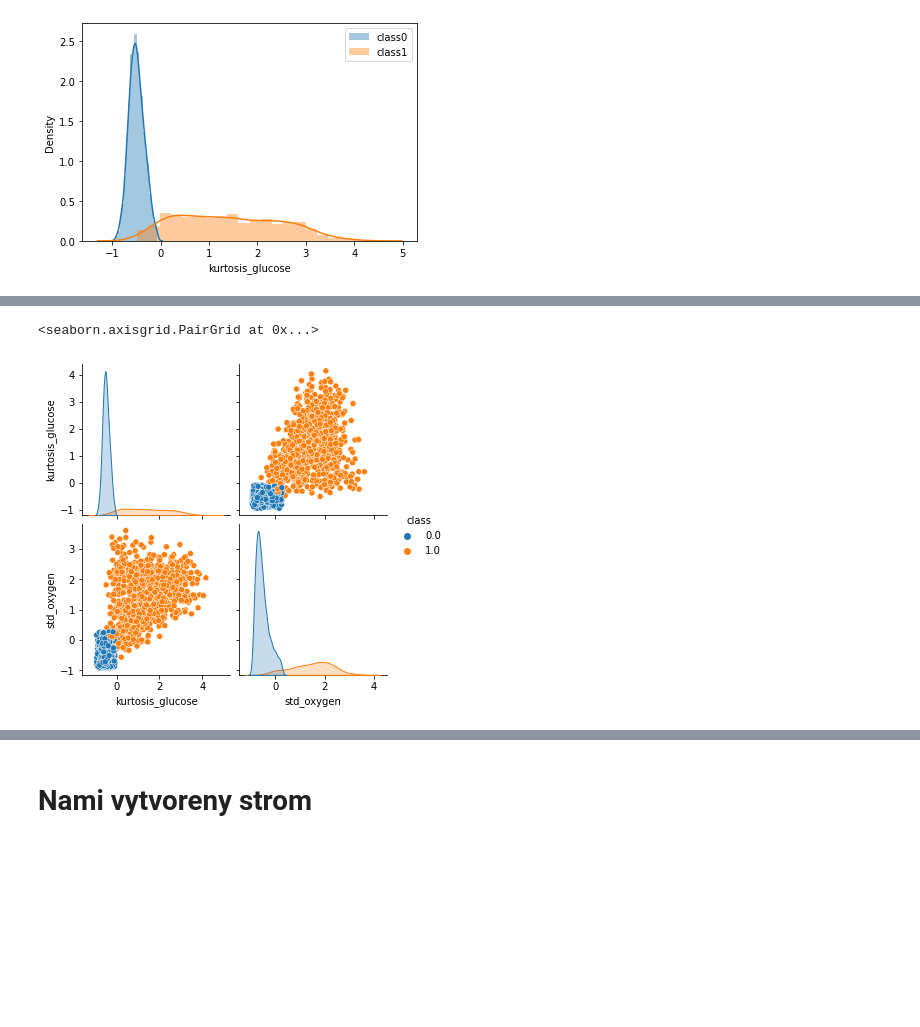
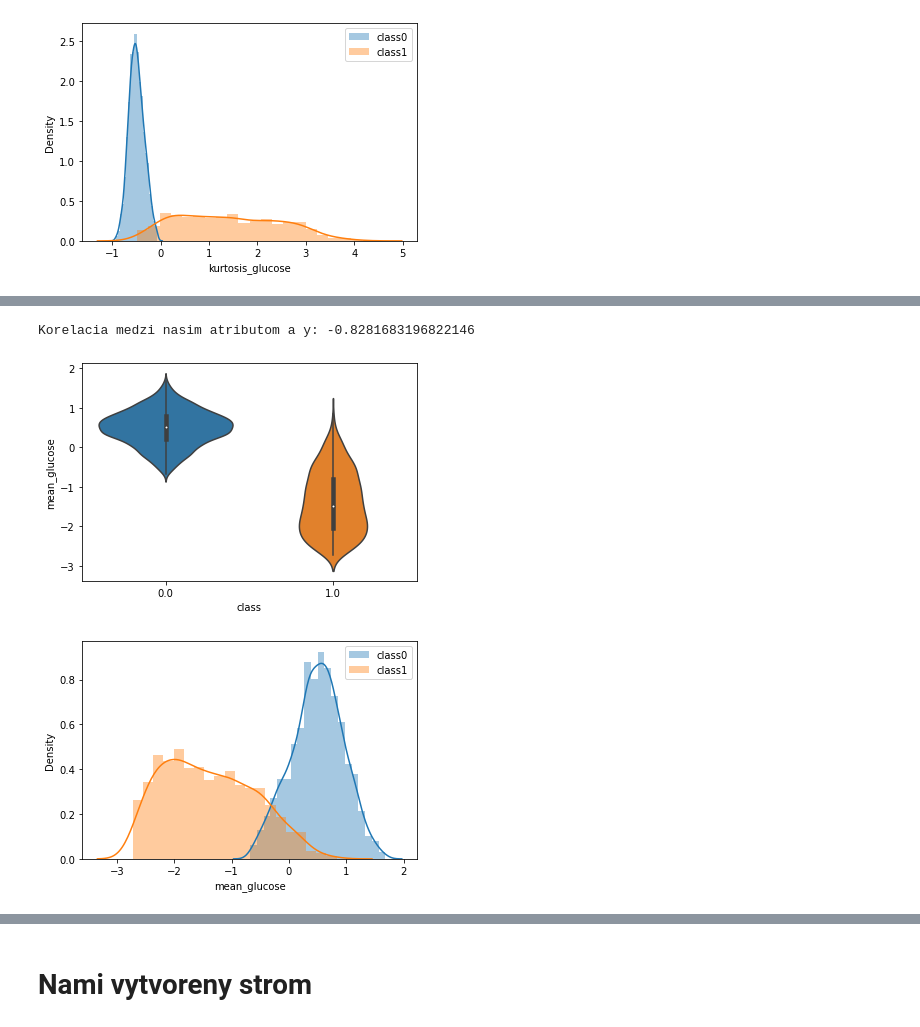
Before and after one commit to MakoHnat/IAU, a Jupyter notebook: 3 cast zadania.ipynb, the cells around one changed output, grey strips where cells are left out. Cells and saved outputs as stored; diff of their text form; code cells hidden in the pictures; blank space fills up the shorter version.

```diff
--- a/3 cast zadania.ipynb
+++ b/3 cast zadania.ipynb
@@ -142,5 +158,6 @@ Korelacia medzi nasim atributom a y: 0.877937984221098
-# %%
-sns.pairplot(medical_data[['kurtosis_glucose', 'std_oxygen', 'class']], hue = 'class')
-# %% [output]
-<seaborn.axisgrid.PairGrid at 0x...>
-[figure, removed]
+# %%
+visual.univariate_num_to_class(medical_train_ds, "mean_glucose", show_regplot=False)
+# %% [output]
+Korelacia medzi nasim atributom a y: -0.8281683196822146
+[figure, added]
+[figure, added]
```
Also changed, not shown: parts of 44 cells of this notebook.
